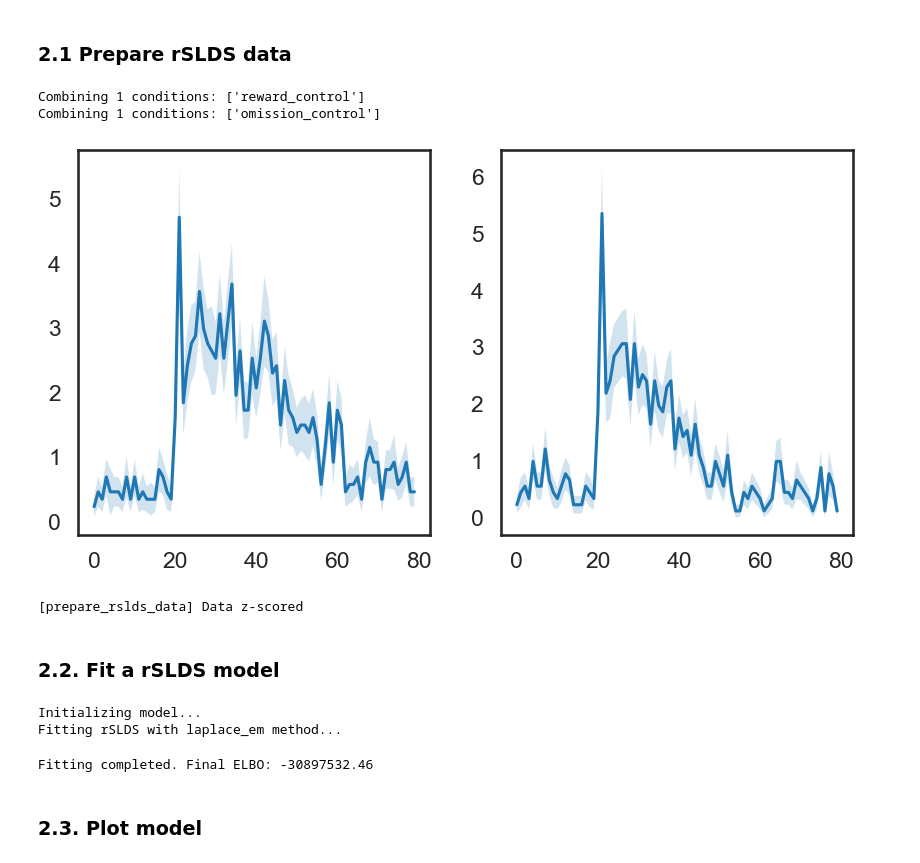
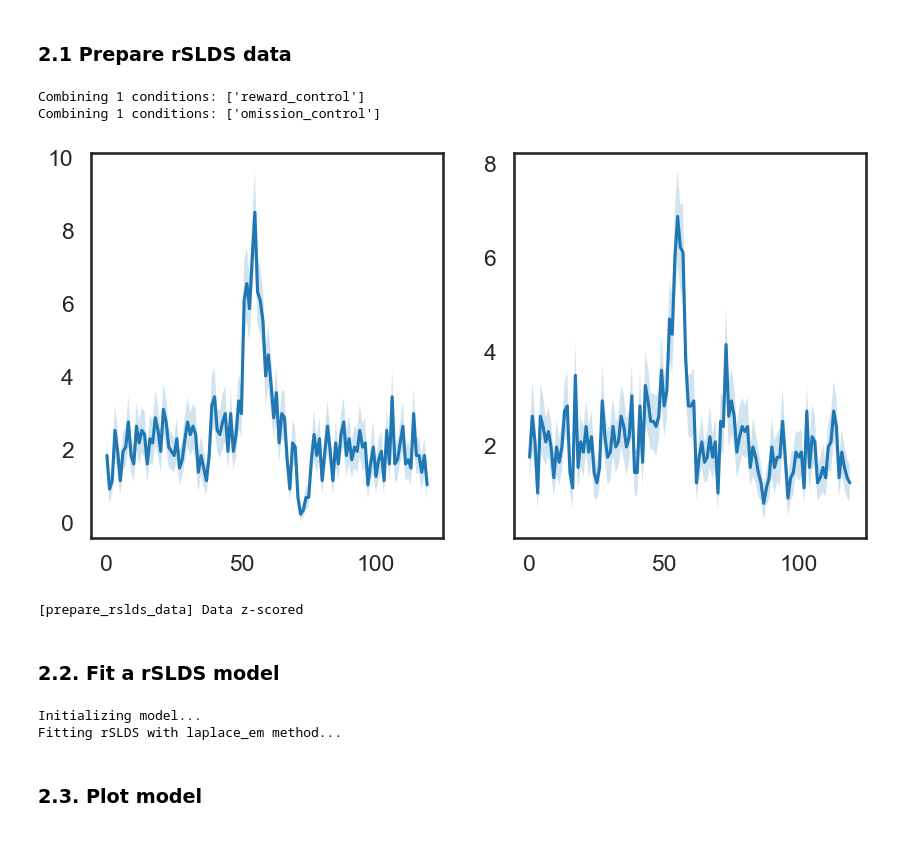
Before and after one commit to shunnnli/pyNeuroDAP, a Jupyter notebook: Shun_matlab_rSLDS_demo.ipynb, the cells around one changed output. Saved outputs shown, nothing was run; the diff lists cells and outputs as text; code cells hidden in the pictures.

```diff
--- a/Shun_matlab_rSLDS_demo.ipynb
+++ b/Shun_matlab_rSLDS_demo.ipynb
@@ -38,13 +38,17 @@ from tqdm import tqdm
 
 # Define parameters common to all sessions
 bin_size = 25           # in ms
-time_range = (-1,3)     # in sec
+time_range = (-3,3)     # in sec
 xaxis = ndap.get_time_axis(time_range, bin_size_ms=bin_size)
 
 print('Aligning spikes to behavior events...')
 aligned_trial_start = {}
 for cond, times in tqdm(behaviors['trial_start_times'].items(), desc="Aligning to trial starts", leave=True):
     aligned_trial_start[cond] = ndap.get_spikes(spikes, np.array(times), time_range, bin_size_ms=bin_size, same_system=False, params=params)
-print('Finished: get spikes for trial starts')
+
+aligned_lick4 = {}
+for cond, times in tqdm(behaviors['licks'].items(), desc="Aligning to lick 4", leave=True):
+    lick4 = times[3,:]
+    aligned_lick4[cond] = ndap.get_spikes(spikes, np.array(lick4), time_range, bin_size_ms=bin_size, same_system=False, params=params)
 # %% [output]
 Aligning spikes to behavior events...
@@ -80,35 +73,38 @@ metadata = {
 # %% [markdown]
 ### 2.1 Prepare rSLDS data
 # %%
-# Prepare data for rSLDS
-type1_data = ndap.downsample(ndap.combine_rates(aligned_trial_start, key="reward"), target_bin_size_ms=50, original_bin_size_ms=25)
-type2_data = ndap.downsample(ndap.combine_rates(aligned_trial_start, key="omission"), target_bin_size_ms=50, original_bin_size_ms=25)
+# Define aligned data and time range
+aligned = aligned_lick4
+
+# Get time window, downsample and convert to numpy array
+type1_data = ndap.downsample(ndap.combine_rates(aligned, key="reward"), target_bin_size_ms=50, original_bin_size_ms=25)
+type2_data = ndap.downsample(ndap.combine_rates(aligned, key="omission"), target_bin_size_ms=50, original_bin_size_ms=25)
 type1_data = np.asarray(type1_data)
 type2_data = np.asarray(type2_data)
 
 # Plot the data
-unit_id = 544
+unit_id = 313
 fig, axes = plt.subplots(1, 2, figsize=(10, 5))
 ndap.plot_sem(type1_data[unit_id], ax=axes[0])
 ndap.plot_sem(type2_data[unit_id], ax=axes[1])
 plt.show()
 
 # Concatenate datasets by trials
 combined_data = np.concatenate([type1_data, type2_data], axis=1)
 type1_label = np.ones(type1_data.shape[1], dtype=bool)
 type2_label = np.zeros(type2_data.shape[1], dtype=bool)
 trial_types = np.r_[type1_label, type2_label]
 
 # Prepare data for plotting
 rslds_data, inputs = ndap.prepare_rslds_data(combined_data, trial_types=trial_types)
 idx1 = np.where(trial_types)[0]
 idx2 = np.where(~trial_types)[0]
 type1_tuple = ([rslds_data[i] for i in idx1], [inputs[i] for i in idx1])   # (Y1, U1)
 type2_tuple = ([rslds_data[i] for i in idx2], [inputs[i] for i in idx2])   # (Y2, U2)
 # %% [output]
 Combining 1 conditions: ['reward_control']
 Combining 1 conditions: ['omission_control']
-[figure, old version]
+[figure, new version]
 [prepare_rslds_data] Data z-scored
 # %% [markdown]
 ### 2.2. Fit a rSLDS model
@@ -120,12 +116,12 @@ num_iters = 50      # Number of EM iterations
 
 # Fit the rSLDS model
 rslds, posterior, elbos = ndap.fit_rslds_model((rslds_data, inputs), n_states=n_states, n_latent_dims=n_latent_dims, num_iters=num_iters)
-save_path = ndap.save_rslds_model(rslds, posterior, (rslds_data, inputs), "rslds_-1to3.joblib",
+save_path = ndap.save_rslds_model(rslds, posterior, (rslds_data, inputs),
+                                file_name="lick4_-3to3.joblib", folder_name=session_id,
                                 elbos=elbos, time_range=time_range, bin_size=bin_size)
 # %% [output]
 Initializing model...
 Fitting rSLDS with laplace_em method...
-Fitting completed. Final ELBO: -30897532.46
 # %% [markdown]
 ### 2.3. Plot model
 # %%
```
Also changed, not shown: parts of 7 cells of this notebook, 8 other files.
